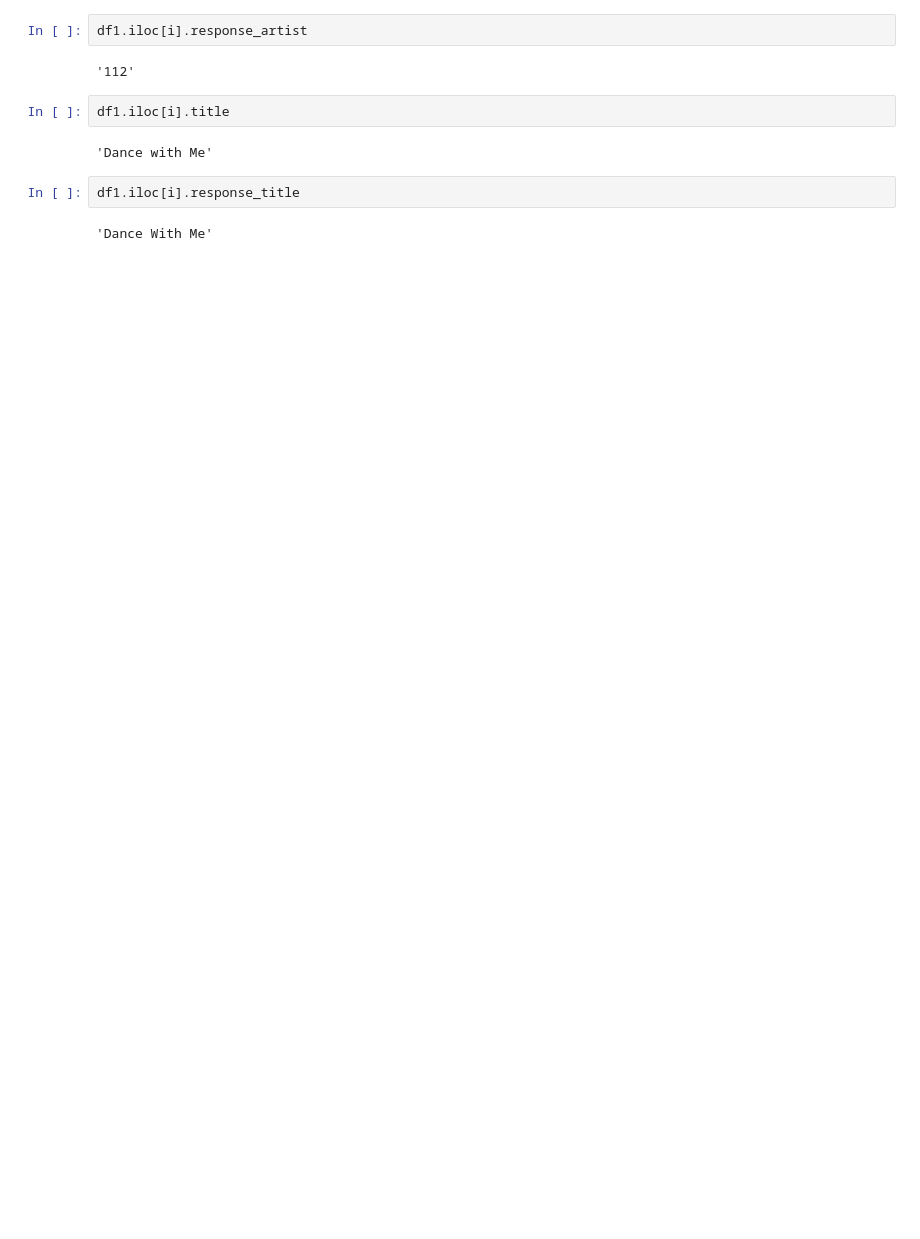
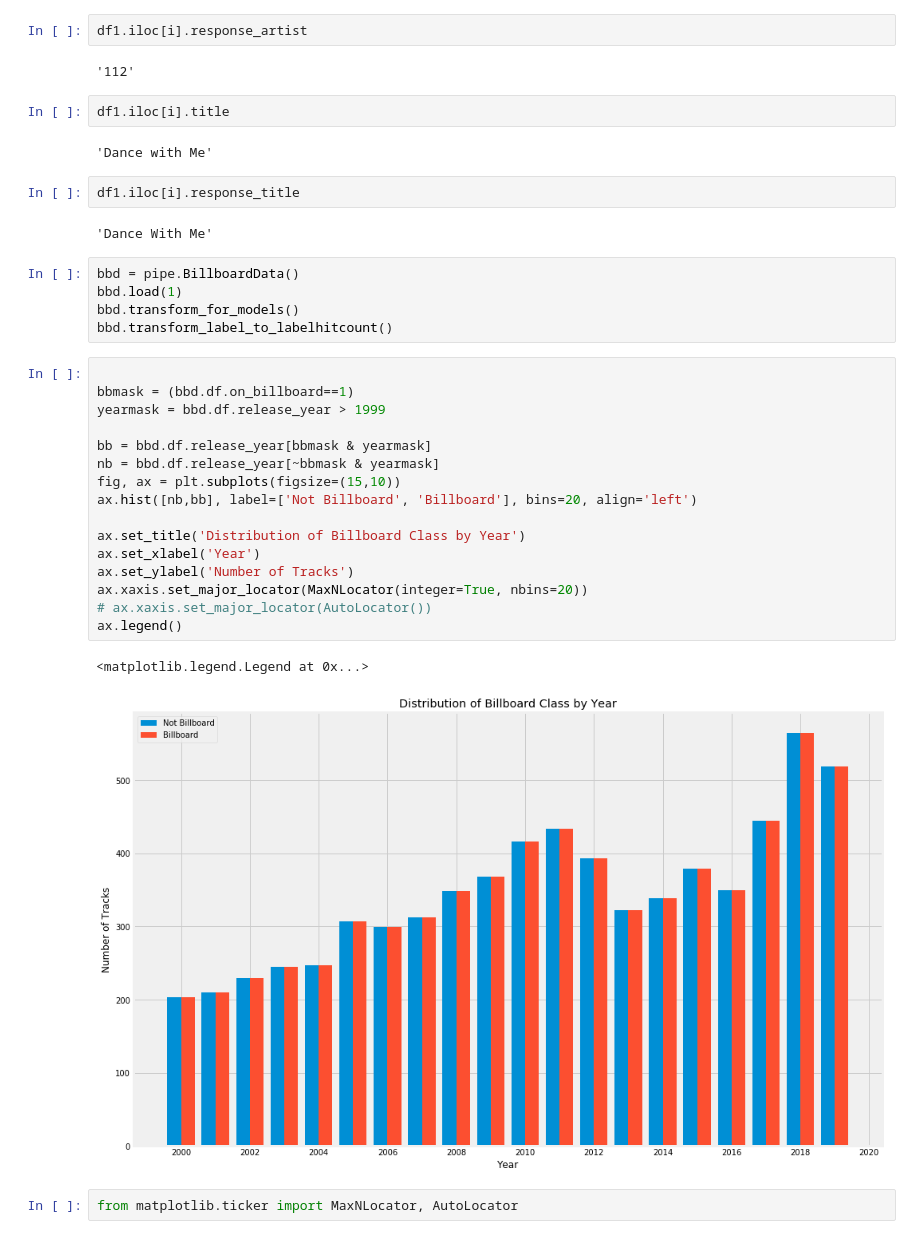
Before and after one commit to Greenford/billboard, a Jupyter notebook: pipe.ipynb, the cells around one changed output. Saved outputs shown, nothing was run; the diff lists cells and outputs as text; blank space fills up the shorter version.

```diff
--- a/pipe.ipynb
+++ b/pipe.ipynb
@@ -553,3 +553,29 @@ df1.iloc[i].title
 df1.iloc[i].response_title
 # %% [output]
 'Dance With Me'
+# %%
+bbd = pipe.BillboardData()
+bbd.load(1)
+bbd.transform_for_models()
+bbd.transform_label_to_labelhitcount()
+# %%
+
+bbmask = (bbd.df.on_billboard==1)
+yearmask = bbd.df.release_year > 1999
+
+bb = bbd.df.release_year[bbmask & yearmask]
+nb = bbd.df.release_year[~bbmask & yearmask]
+fig, ax = plt.subplots(figsize=(15,10))
+ax.hist([nb,bb], label=['Not Billboard', 'Billboard'], bins=20, align='left')
+
+ax.set_title('Distribution of Billboard Class by Year')
+ax.set_xlabel('Year')
+ax.set_ylabel('Number of Tracks')
+ax.xaxis.set_major_locator(MaxNLocator(integer=True, nbins=20))
+# ax.xaxis.set_major_locator(AutoLocator())
+ax.legend()
+# %% [output]
+<matplotlib.legend.Legend at 0x...>
+[figure, added]
+# %%
+from matplotlib.ticker import MaxNLocator, AutoLocator
```
Also changed, not shown: 1 other file.
